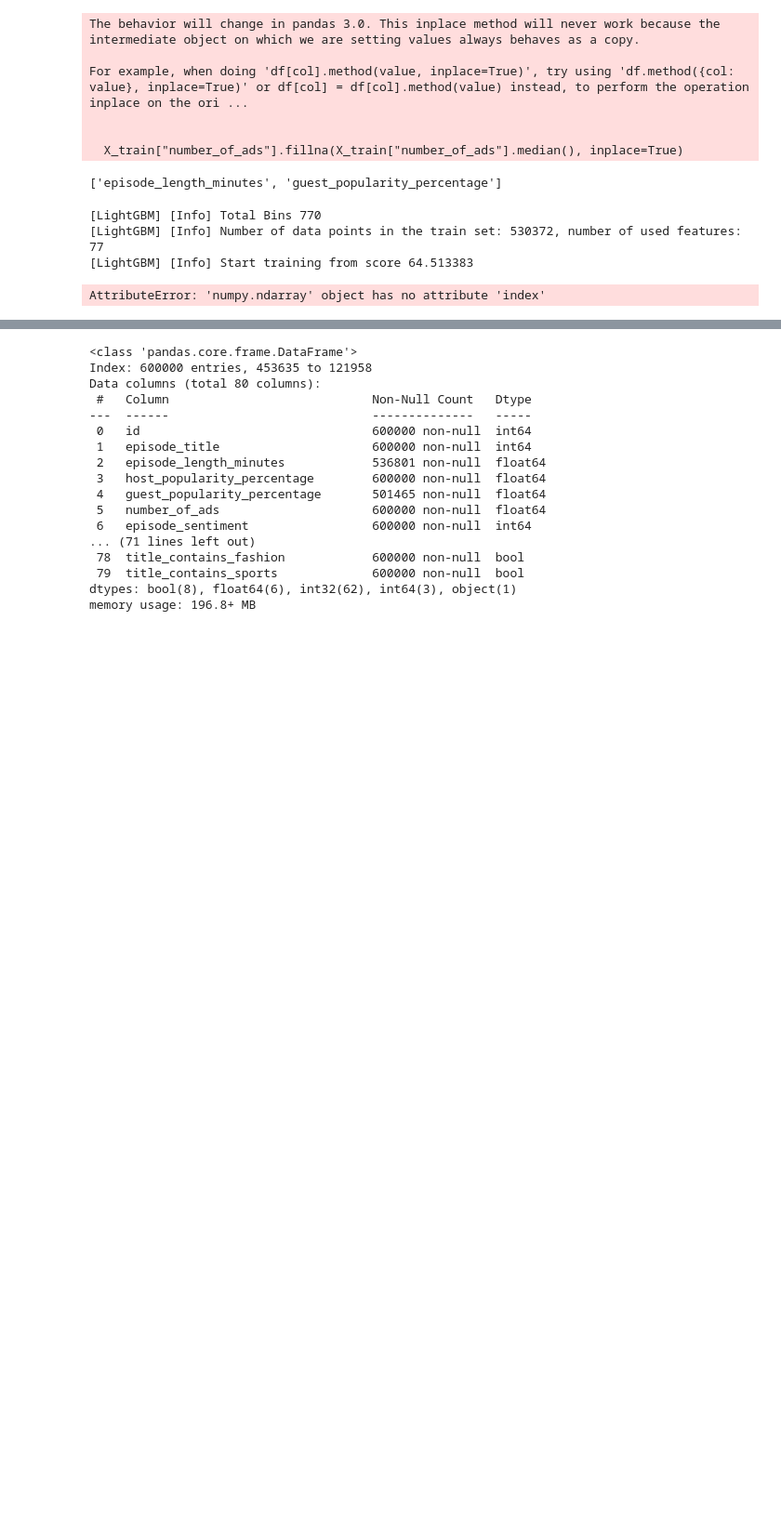
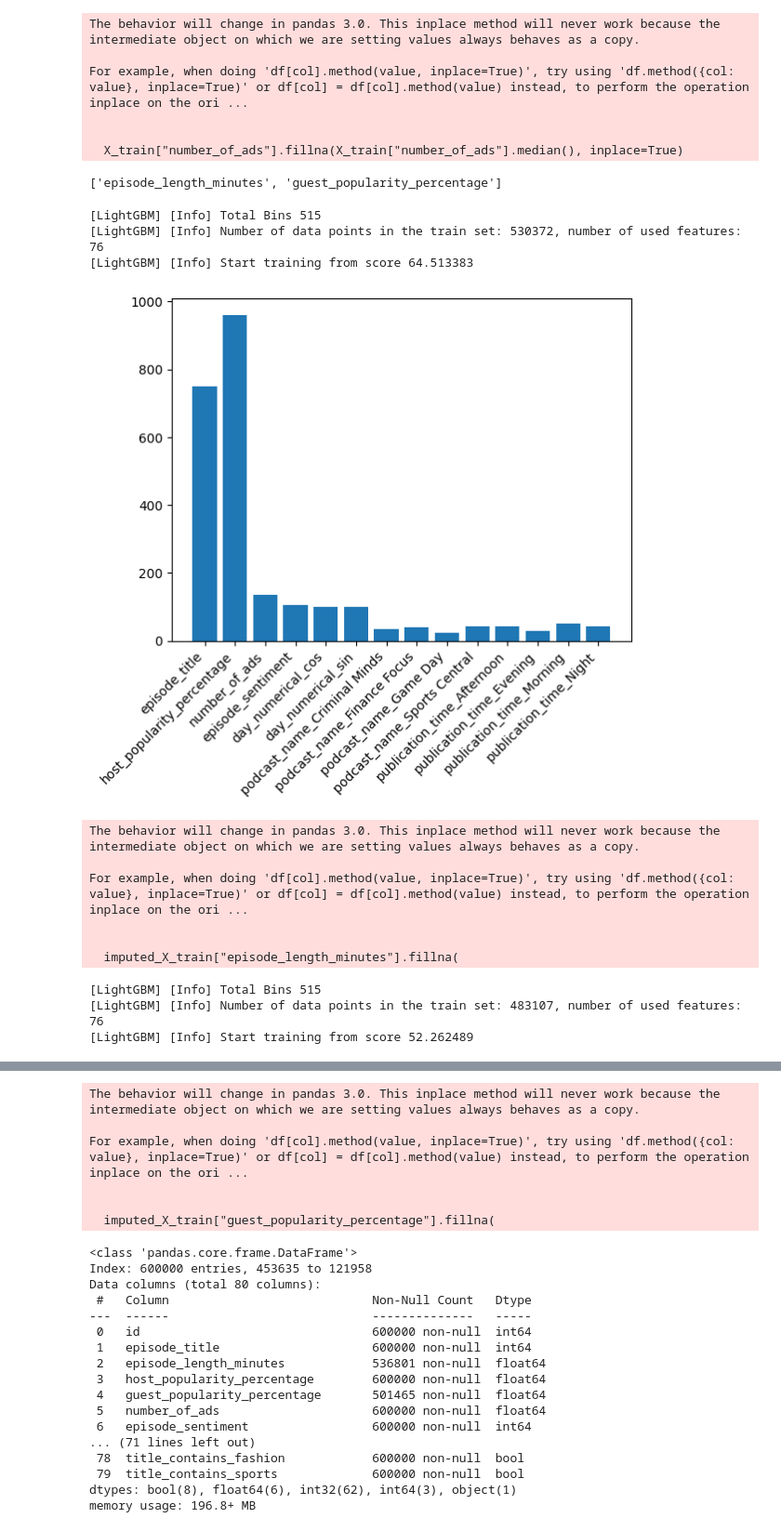
Before and after one commit to joeHollander/Kaggle, a Jupyter notebook: PodcastListeningTime/main.ipynb, the cells around one changed output, grey strips where cells are left out. Shown: that part at 93% size. Cells and saved outputs as stored; diff of their text form; code cells hidden in the pictures; blank space fills up the shorter version.

```diff
--- a/PodcastListeningTime/main.ipynb
+++ b/PodcastListeningTime/main.ipynb
@@ -125,12 +125,13 @@ non_full_cols
 from lightgbm import LGBMRegressor
 import matplotlib.pyplot as plt
 
-def plot_importances(cols, importances, pct=50):
-    cutoff = np.percentile(importances, 50)
+def plot_importances(cols, importances, pct=80):
+    cutoff = np.percentile(importances, pct)
     importances = np.array(importances)
-    vals = importances[importances>=cutoff]
-    idx = importances.index(vals)
-    plt.bar(cols[idx], vals)
+    imp_dict = {col: imp for col, imp in zip(cols, importances)}
+    imp_dict = {k: v for k, v in imp_dict.items() if v > cutoff}
+    plt.bar(list(imp_dict.keys()), list(imp_dict.values()))
+    plt.xticks(rotation=45, ha="right")
     plt.show()
 
 def imputation_algo(data, target):
@@ -154,13 +155,22 @@ for i in kwords:
     X_train[name] = [contains(i, x) for x in X_train["podcast_name"]]
 # %%
 imputed_X_train = X_train.copy()
-k = X_train.drop(["podcast_name"], axis=1)
+k = X_train.drop(["podcast_name", "id"], axis=1)
 imputed_X_train["episode_length_minutes"].fillna(
     pd.Series(imputation_algo(k.drop(non_full_cols, axis=1), k["episode_length_minutes"])), inplace=True)
 imputed_X_train["guest_popularity_percentage"].fillna(
     pd.Series(imputation_algo(k.drop(non_full_cols, axis=1), k["guest_popularity_percentage"])), inplace=True)
 # %% [output]
-[LightGBM] [Info] Total Bins 770
-[LightGBM] [Info] Number of data points in the train set: 530372, number of used features: 77
+[LightGBM] [Info] Total Bins 515
+[LightGBM] [Info] Number of data points in the train set: 530372, number of used features: 76
 [LightGBM] [Info] Start training from score 64.513383
+[figure, added]
-AttributeError: 'numpy.ndarray' object has no attribute 'index'
+The behavior will change in pandas 3.0. This inplace method will never work because the intermediate object on which we are setting values always behaves as a copy.
+
+For example, when doing 'df[col].method(value, inplace=True)', try using 'df.method({col: value}, inplace=True)' or df[col] = df[col].method(value) instead, to perform the operation inplace on the ori ...
+
+
+  imputed_X_train["episode_length_minutes"].fillna(
+[LightGBM] [Info] Total Bins 515
+[LightGBM] [Info] Number of data points in the train set: 483107, number of used features: 76
+[LightGBM] [Info] Start training from score 52.262489
@@ -167,3 +178,9 @@ AttributeError: 'numpy.ndarray' object has no attribute 'index'
+The behavior will change in pandas 3.0. This inplace method will never work because the intermediate object on which we are setting values always behaves as a copy.
+
+For example, when doing 'df[col].method(value, inplace=True)', try using 'df.method({col: value}, inplace=True)' or df[col] = df[col].method(value) instead, to perform the operation inplace on the ori ...
+
+
+  imputed_X_train["guest_popularity_percentage"].fillna(
 # %%
 imputed_X_train.info()
 # %% [output]
```
Also changed, not shown: parts of 1 cell of this notebook, 1 other file.
